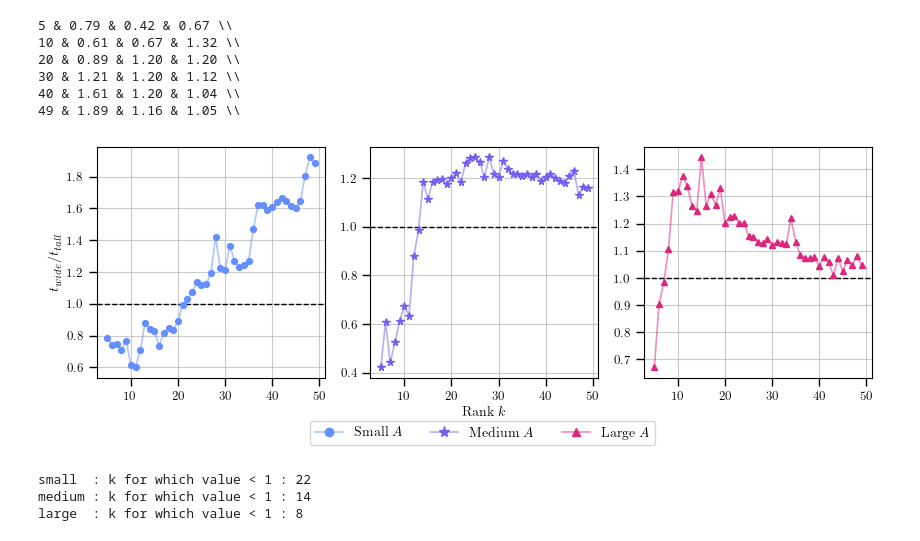
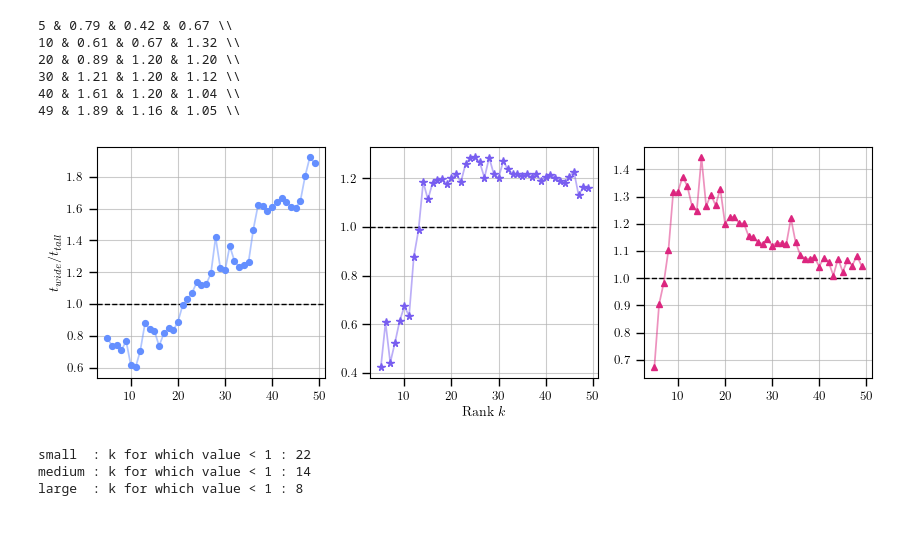
Before and after one commit to EliasSev/randomized-svd-paper, a Jupyter notebook: notebooks/generate_figures.ipynb, the cells around one changed output. Cells and saved outputs as stored; diff of their text form; code cells hidden in the pictures.

Commit message:
Improve figures

```diff
--- a/notebooks/generate_figures.ipynb
+++ b/notebooks/generate_figures.ipynb
@@ -323,36 +323,36 @@ def plot_wide_vs_tall(speedup_wide_vs_tall, fig_name=None):
     for i, size in enumerate(('small', 'medium', 'large')):
         ax = axs[i]
         ax.axhline(1.0, ls='--', lw=1, c='black')
         ax.plot(
             k_range, speedup_wide_vs_tall[size],
             MRK[i], c=colors3[i], ms=MRS[i]*0.7)
         ax.plot(
             k_range, speedup_wide_vs_tall[size],
             '-', alpha=0.5, c=colors3[i], lw=1.25)
 
         # Modify ticks
         ax.xaxis.set_minor_locator(MultipleLocator(10))
         ax.tick_params(axis='both', which='major', labelsize=labelsize, length=6, width=1)
         ax.grid(True, alpha=GRID_ALPHA)
 
         h1, l1 = make_line_marker_legend_handle(
             c=colors3[i], m=MRK[i], ms=MRS[i], alpha_line=0.5, lw=1.25,
             label=f'{size.capitalize()} $A$')
         handles.extend([h1]); labels.extend([l1])
 
     axs[1].set_xlabel(r'Rank $k$', fontsize=fontsize)
     axs[0].set_ylabel(r'$t_{wide} / t_{tall}$', fontsize=fontsize)
 
-    axs[1].legend(
-        handles=handles, labels=labels, ncols=3, bbox_to_anchor=(1.28, -0.16), fontsize=fontsize)
+    #axs[1].legend(
+    #    handles=handles, labels=labels, ncols=3, bbox_to_anchor=#(1.28, -0.16), fontsize=fontsize)
     if fig_name is not None:
         plt.savefig(fig_path + fig_name, dpi=300, bbox_inches='tight')
     plt.show()
 
 
 plot_wide_vs_tall(speedup_wide_vs_tall, "wide_versus_tall.png")
 # %% [output]
-[figure, old version]
+[figure, new version]
 # %%
 # CROSSOVER RANKS
 for size in ('small', 'medium', 'large'):
```
Also changed, not shown: parts of 2 cells of this notebook.
